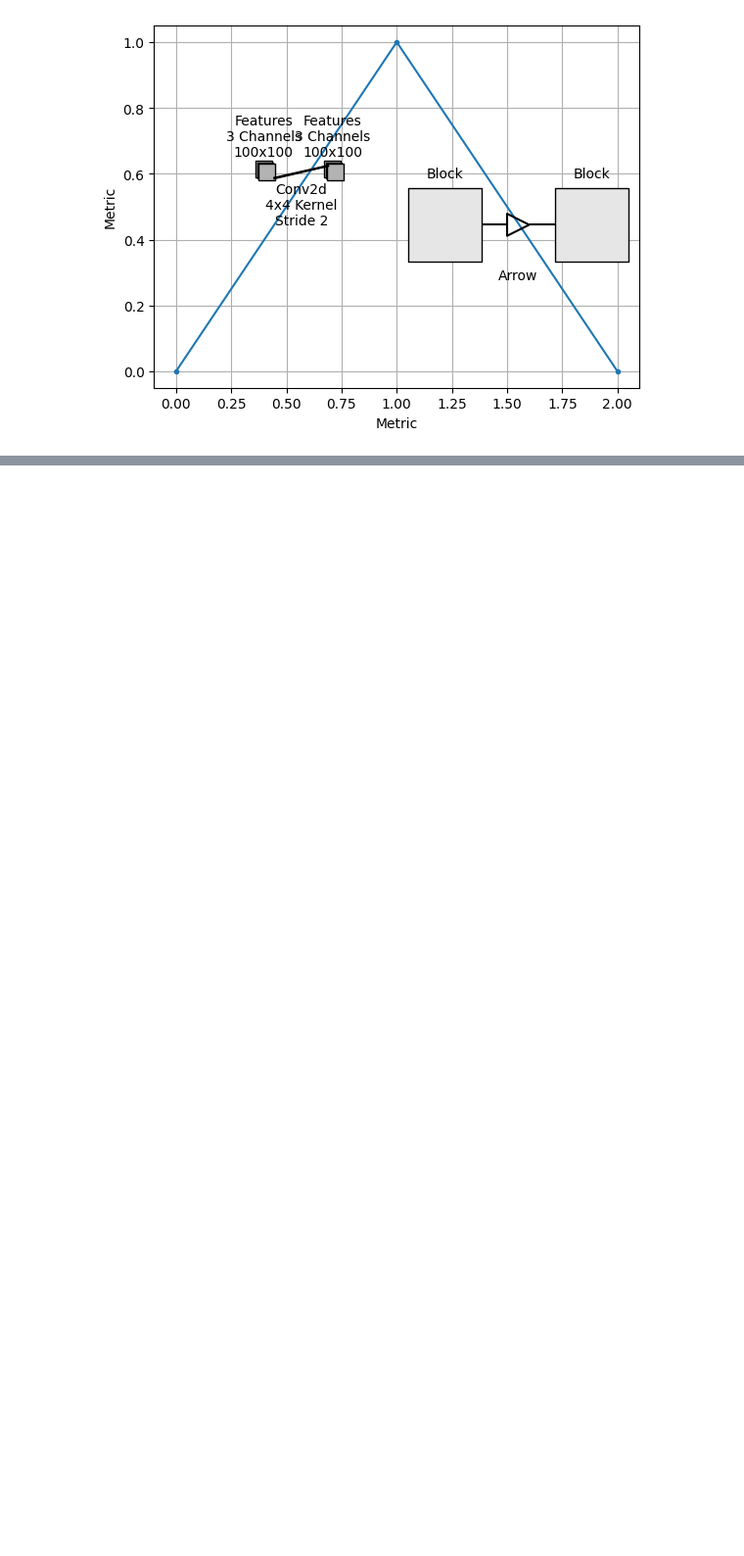
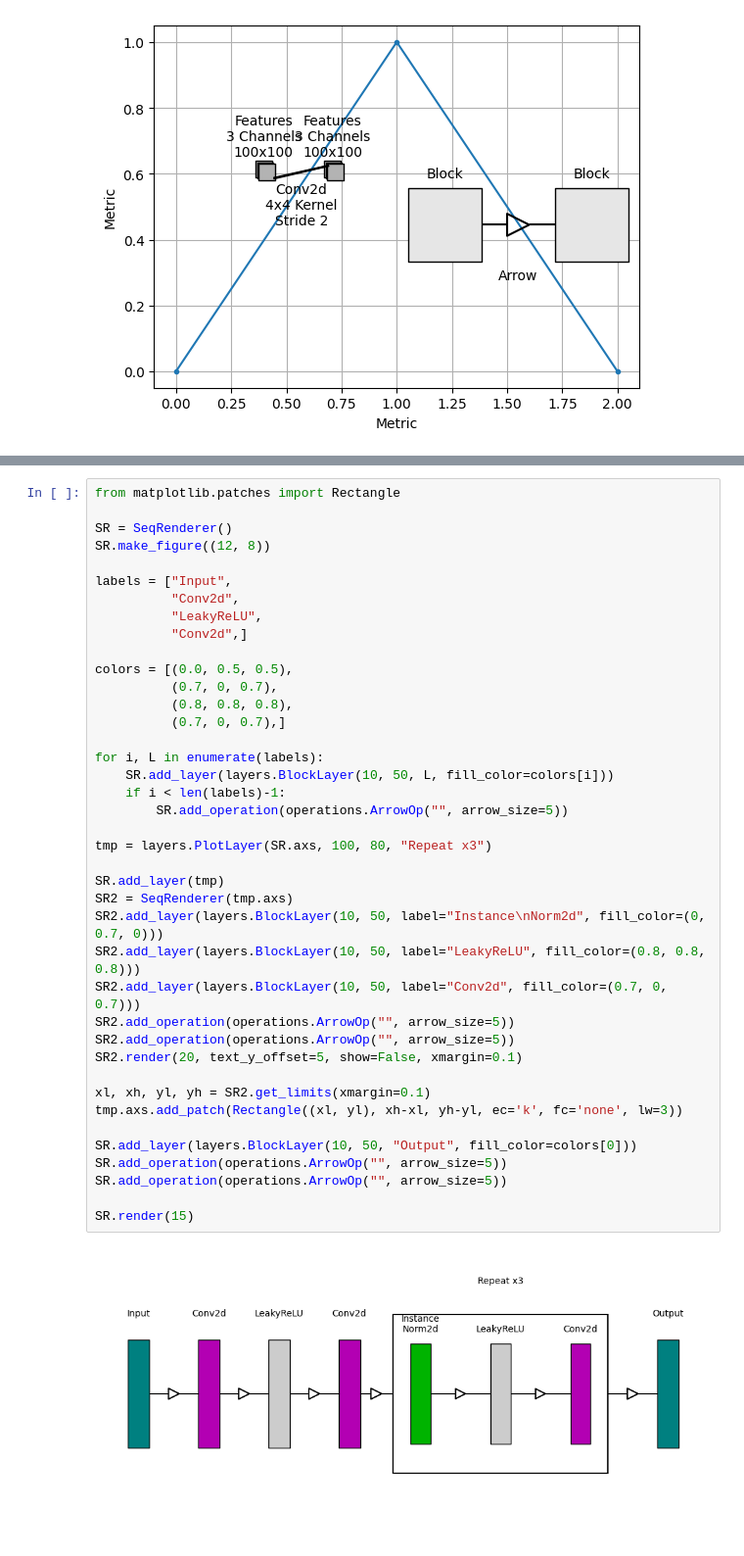
Before and after one commit to nhansendev/PyDrawNet, a Jupyter notebook: examples/examples.ipynb, the cells around one changed output, grey strips where cells are left out. Shown at 98% size. Drawn from its saved outputs; the diff is of its cells as text; blank space fills up the shorter version.

```diff
--- a/examples/examples.ipynb
+++ b/examples/examples.ipynb
@@ -375,0 +424,42 @@ SR.render()
+# %%
+from matplotlib.patches import Rectangle
+
+SR = SeqRenderer()
+SR.make_figure((12, 8))
+
+labels = ["Input",
+          "Conv2d",
+          "LeakyReLU",
+          "Conv2d",]
+
+colors = [(0.0, 0.5, 0.5),
+          (0.7, 0, 0.7),
+          (0.8, 0.8, 0.8),
+          (0.7, 0, 0.7),]
+
+for i, L in enumerate(labels):
+    SR.add_layer(layers.BlockLayer(10, 50, L, fill_color=colors[i]))
+    if i < len(labels)-1:
+        SR.add_operation(operations.ArrowOp("", arrow_size=5))
+
+tmp = layers.PlotLayer(SR.axs, 100, 80, "Repeat x3")
+
+SR.add_layer(tmp)
+SR2 = SeqRenderer(tmp.axs)
+SR2.add_layer(layers.BlockLayer(10, 50, label="Instance\nNorm2d", fill_color=(0, 0.7, 0)))
+SR2.add_layer(layers.BlockLayer(10, 50, label="LeakyReLU", fill_color=(0.8, 0.8, 0.8)))
+SR2.add_layer(layers.BlockLayer(10, 50, label="Conv2d", fill_color=(0.7, 0, 0.7)))
+SR2.add_operation(operations.ArrowOp("", arrow_size=5))
+SR2.add_operation(operations.ArrowOp("", arrow_size=5))
+SR2.render(20, text_y_offset=5, show=False, xmargin=0.1)
+
+xl, xh, yl, yh = SR2.get_limits(xmargin=0.1)
+tmp.axs.add_patch(Rectangle((xl, yl), xh-xl, yh-yl, ec='k', fc='none', lw=3))
+
+SR.add_layer(layers.BlockLayer(10, 50, "Output", fill_color=colors[0]))
+SR.add_operation(operations.ArrowOp("", arrow_size=5))
+SR.add_operation(operations.ArrowOp("", arrow_size=5))
+
+SR.render(15)
+# %% [output]
+[figure, added]
```
Also changed, not shown: parts of 3 cells of this notebook, 2 other files.
